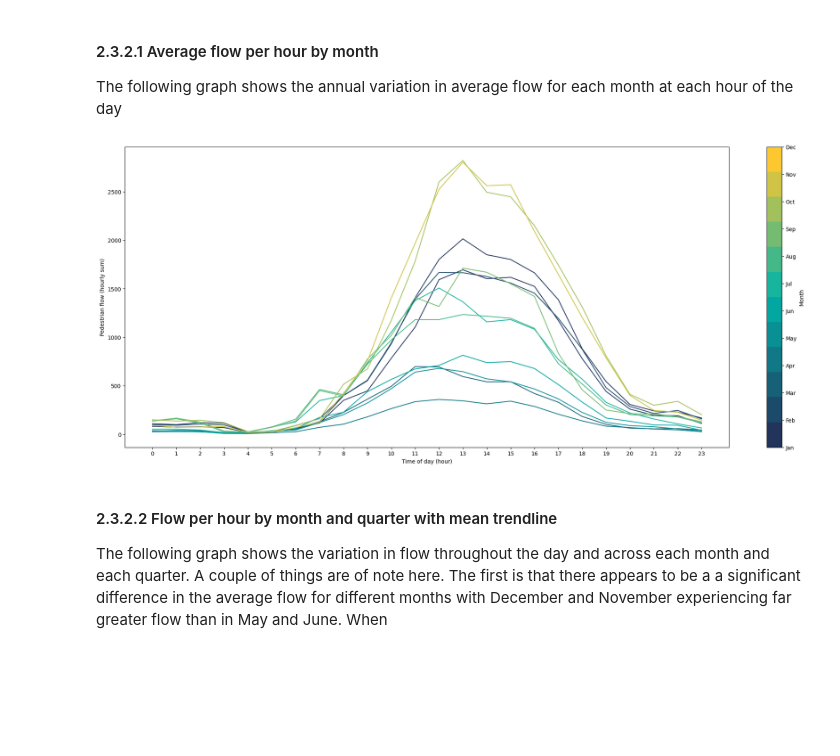
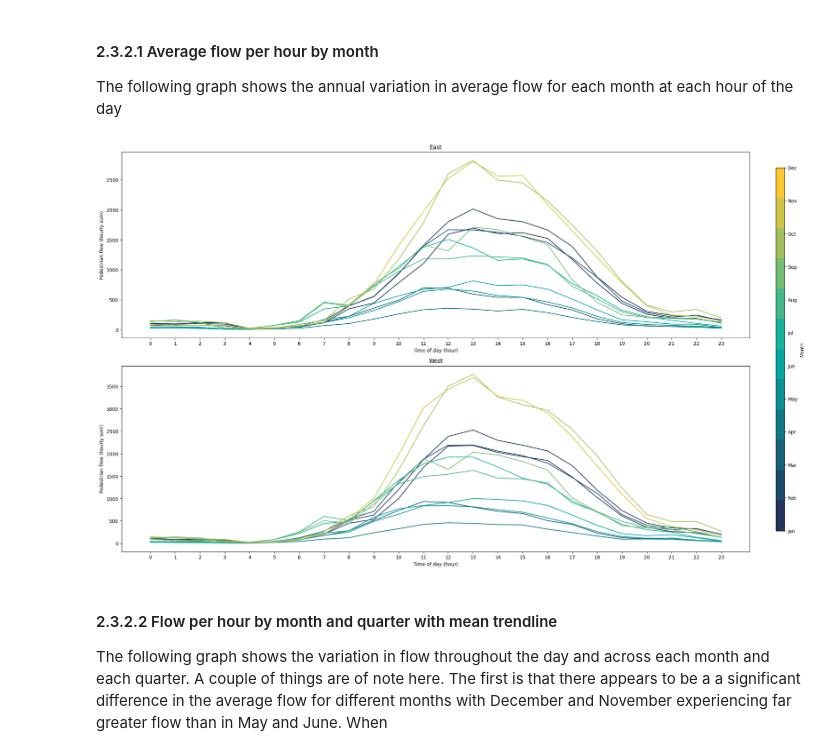
Before and after one commit to carrowmw/mres-project, a Jupyter notebook: analysis_files/2.3_Data_Exploration_Report.ipynb, the cells around one changed output. Drawn from its saved outputs; the diff is of its cells as text; code cells hidden in the pictures; blank space fills up the shorter version.

```diff
--- a/analysis_files/2.3_Data_Exploration_Report.ipynb
+++ b/analysis_files/2.3_Data_Exploration_Report.ipynb
@@ -112,35 +122,60 @@ len(east_df), len(hour_of_the_day_sum_df), len(hour_month_average_df)
 #### 2.3.2.1 Average flow per hour by month
 The following graph shows the annual variation in average flow for each month at each hour of the day
 # %%
-len_months = len(set(hour_month_average_df['month']))
-cmap = matplotlib.colors.ListedColormap([custom_colormap(i/(len_months-1)) for i in range(len_months)])
+import matplotlib
 
-fig, ax = plt.subplots(figsize=(25, 10))
+east_len_months = len(set(east_hour_month_average_df['month']))
+cmap = matplotlib.colors.ListedColormap([custom_colormap(i/(east_len_months-1)) for i in range(east_len_months)])
 
-# loop through each unique month value
-for i, month in enumerate(set(hour_month_average_df['month'])):
+fig, ax = plt.subplots(2, 1, figsize=(25, 15), gridspec_kw={'hspace': 0.15})
+
+# loop through each unique month value for east
+for i, month in enumerate(set(east_hour_month_average_df['month'])):
     # filter the DataFrame for the current month
-    month_df = hour_month_average_df[hour_month_average_df['month'] == month]
+    month_df = east_hour_month_average_df[east_hour_month_average_df['month'] == month]
 
     # plot the line for the current month with the corresponding color from the colormap
-    ax.plot(month_df['hours_since_midnight'].astype(str),
+    ax[0].plot(month_df['hours_since_midnight'].astype(str),
             month_df['value'],
             color=cmap(i - 1),
             label=f'Month {month}')
 
-ax.set_xlabel('Time of day (hour)')
-ax.set_ylabel('Pedestrian flow (hourly sum)')
+ax[0].set_xlabel('Time of day (hour)')
+ax[0].set_ylabel('Pedestrian flow (hourly sum)')
+ax[0].set_title('East')
+
+# loop through each unique month value for west
+for i, month in enumerate(set(west_hour_month_average_df['month'])):
+    # filter the DataFrame for the current month
+    month_df = west_hour_month_average_df[west_hour_month_average_df['month'] == month]
+
+    # plot the line for the current month with the corresponding color from the colormap
+    ax[1].plot(month_df['hours_since_midnight'].astype(str),
+            month_df['value'],
+            color=cmap(i - 1),
+            label=f'Month {month}')
+
+ax[1].set_xlabel('Time of day (hour)')
+ax[1].set_ylabel('Pedestrian flow (hourly sum)')
+ax[1].set_title('West')
+
+fig.subplots_adjust(right=0.85) # create some space on the right side for the colorbar
+
+cbar_ax = fig.add_axes([0.88, 0.15, 0.01, 0.7]) # position of colorbar [left, bottom, width, height]
 
 # add a colorbar to show the mapping of colors to months
-norm = matplotlib.colors.Normalize(vmin=1, vmax=len_months)
-cbar = plt.colorbar(matplotlib.cm.ScalarMappable(norm=norm, cmap=cmap), ticks=np.arange(1, len_months+1))
+norm = matplotlib.colors.Normalize(vmin=1, vmax=east_len_months)
+cbar = fig.colorbar(matplotlib.cm.ScalarMappable(norm=norm, cmap=cmap),
+                    cax=cbar_ax,
+                    ticks=np.arange(1, east_len_months+1))
+
 cbar.ax.set_yticklabels(['Jan', 'Feb', 'Mar', 'Apr', 'May', 'Jun', 'Jul', 'Aug', 'Sep', 'Oct', 'Nov', 'Dec'])
 cbar.set_label('Month')
 
 plt.savefig(os.path.join(OUTPUT_FIGURES_PATH,'Average flow per hour by month.svg'), bbox_inches='tight')
 plt.show()
 # %% [output]
-[figure, old version]
+[figure, new version]
 # %% [markdown]
 #### 2.3.2.2 Flow per hour by month and quarter with mean trendline
 The following graph shows the variation in flow throughout the day and across each month and each quarter. A couple of things are of note here. The first is that there appears to be a a significant difference in the average flow for different months with December and November experiencing far greater flow than in May and June. When
```
Also changed, not shown: parts of 26 cells of this notebook, 39 other files.
